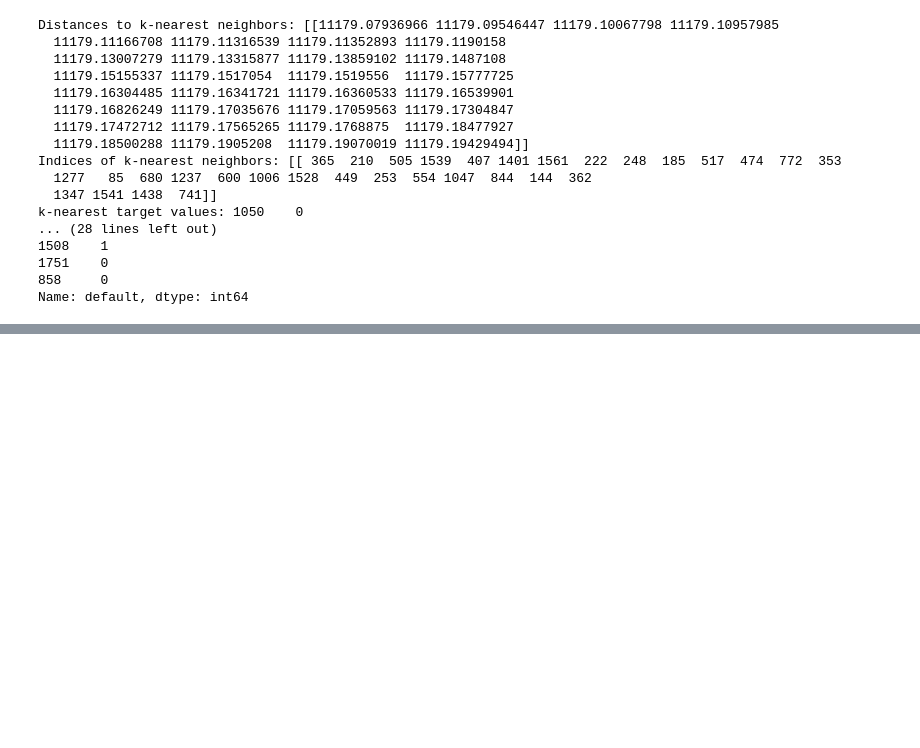
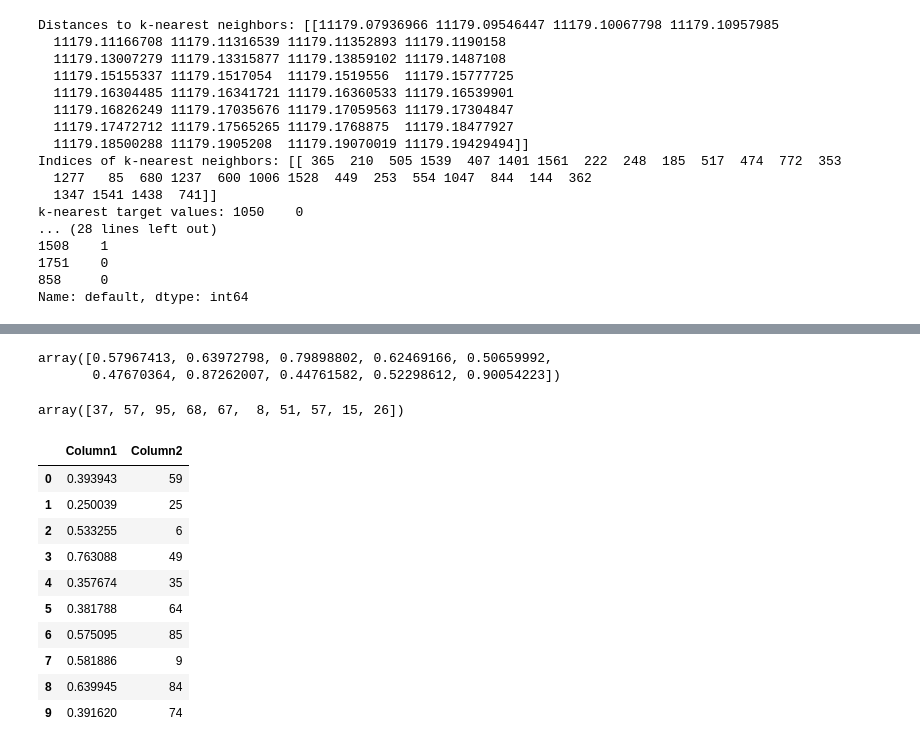
Before and after one commit to umm-e-sulaim/machine-learning-AI, a Jupyter notebook: 10_K_Nearest_Neighbors.ipynb, the cells around one changed output, grey strips where cells are left out. Saved outputs shown, nothing was run; the diff lists cells and outputs as text; code cells hidden in the pictures; blank space fills up the shorter version.

```diff
--- a/10_K_Nearest_Neighbors.ipynb
+++ b/10_K_Nearest_Neighbors.ipynb
@@ -721,0 +770,44 @@ Name: default, dtype: int64
+# %%
+# prompt: 10 random numbers using numpy
+
+import numpy as np
+
+# Generate 10 random numbers between 0 and 1
+random_numbers = np.random.rand(10)
+
+random_numbers
+# %% [output]
+array([0.57967413, 0.63972798, 0.79898802, 0.62469166, 0.50659992,
+       0.47670364, 0.87262007, 0.44761582, 0.52298612, 0.90054223])
+# %%
+# prompt: 10 random numbers using pandas
+
+import numpy as np
+# Generate 10 random numbers between 1 and 100 (inclusive)
+random_numbers = np.random.randint(1, 101, size=10)
+random_numbers
+# %% [output]
+array([37, 57, 95, 68, 67,  8, 51, 57, 15, 26])
+# %%
+# prompt: create a dataframe with 2 columns and 10 rows
+
+import pandas as pd
+import numpy as np
+
+# Create a DataFrame with 2 columns and 10 rows
+data = {'Column1': np.random.rand(10), 'Column2': np.random.randint(0, 100, size=10)}
+df = pd.DataFrame(data)
+
+df
+# %% [output]
+|  | Column1 | Column2 |
+| 0 | 0.393943 | 59 |
+| 1 | 0.250039 | 25 |
+| 2 | 0.533255 | 6 |
+| 3 | 0.763088 | 49 |
+| 4 | 0.357674 | 35 |
+| 5 | 0.381788 | 64 |
+| 6 | 0.575095 | 85 |
+| 7 | 0.581886 | 9 |
+| 8 | 0.639945 | 84 |
+| 9 | 0.391620 | 74 |
```
Also changed, not shown: parts of 11 cells of this notebook.
